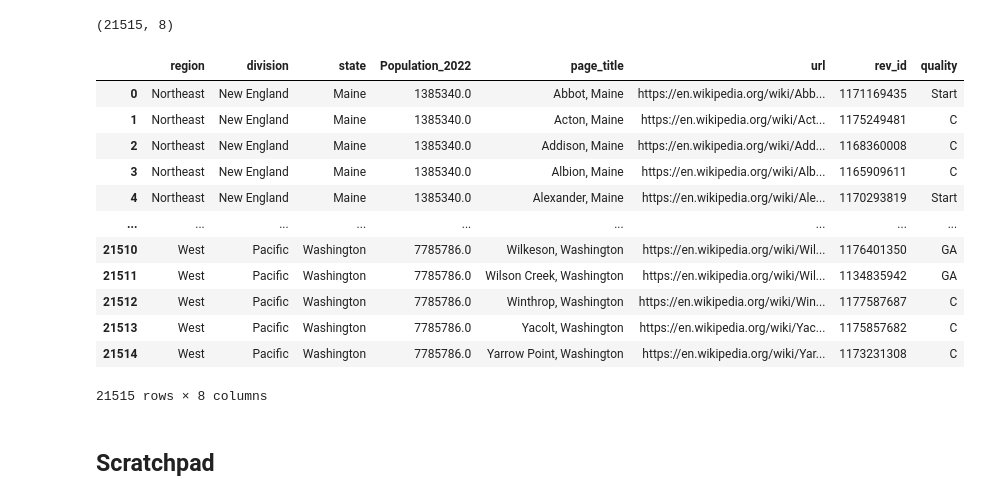
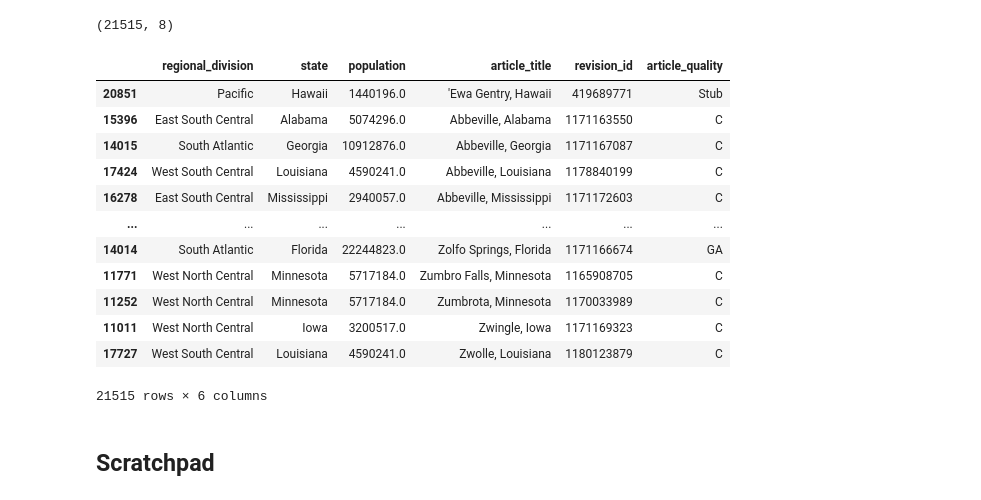
Before and after one commit to aadityarock2000/data-512-homework_2, a Jupyter notebook: data_processing.ipynb, the cells around one changed output. Saved outputs shown, nothing was run; the diff lists cells and outputs as text; code cells hidden in the pictures.

```diff
--- a/data_processing.ipynb
+++ b/data_processing.ipynb
@@ -485,20 +485,32 @@ temp1 = us_regions.merge(us_population_data, on = 'state').merge(us_cities_by_st
 temp1.shape
 # %% [output]
 (21515, 8)
+# %%
+temp1.drop(columns = ['url','region'], inplace = True)
+# %%
+renaming = {
+    'division': 'regional_division',
+    'Population_2022': 'population',
+    'page_title':'article_title',
+    'rev_id': 'revision_id',
+    'quality':'article_quality'
+}
+
+temp1.rename(columns=renaming, inplace=True)
 # %%
-temp1
+temp1.sort_values('article_title')
 # %% [output]
-|  | region | division | state | Population_2022 | page_title | url | rev_id | quality |
-| 0 | Northeast | New England | Maine | 1385340.0 | Abbot, Maine | https://en.wikipedia.org/wiki/Abb... | 1171169435 | Start |
-| 1 | Northeast | New England | Maine | 1385340.0 | Acton, Maine | https://en.wikipedia.org/wiki/Act... | 1175249481 | C |
-| 2 | Northeast | New England | Maine | 1385340.0 | Addison, Maine | https://en.wikipedia.org/wiki/Add... | 1168360008 | C |
-| 3 | Northeast | New England | Maine | 1385340.0 | Albion, Maine | https://en.wikipedia.org/wiki/Alb... | 1165909611 | C |
-| 4 | Northeast | New England | Maine | 1385340.0 | Alexander, Maine | https://en.wikipedia.org/wiki/Ale... | 1170293819 | Start |
-| ... | ... | ... | ... | ... | ... | ... | ... | ... |
-| 21510 | West | Pacific | Washington | 7785786.0 | Wilkeson, Washington | https://en.wikipedia.org/wiki/Wil... | 1176401350 | GA |
-| 21511 | West | Pacific | Washington | 7785786.0 | Wilson Creek, Washington | https://en.wikipedia.org/wiki/Wil... | 1134835942 | GA |
-| 21512 | West | Pacific | Washington | 7785786.0 | Winthrop, Washington | https://en.wikipedia.org/wiki/Win... | 1177587687 | C |
-| 21513 | West | Pacific | Washington | 7785786.0 | Yacolt, Washington | https://en.wikipedia.org/wiki/Yac... | 1175857682 | C |
-| 21514 | West | Pacific | Washington | 7785786.0 | Yarrow Point, Washington | https://en.wikipedia.org/wiki/Yar... | 1173231308 | C |
+|  | regional_division | state | population | article_title | revision_id | article_quality |
+| 20851 | Pacific | Hawaii | 1440196.0 | 'Ewa Gentry, Hawaii | 419689771 | Stub |
+| 15396 | East South Central | Alabama | 5074296.0 | Abbeville, Alabama | 1171163550 | C |
+| 14015 | South Atlantic | Georgia | 10912876.0 | Abbeville, Georgia | 1171167087 | C |
+| 17424 | West South Central | Louisiana | 4590241.0 | Abbeville, Louisiana | 1178840199 | C |
+| 16278 | East South Central | Mississippi | 2940057.0 | Abbeville, Mississippi | 1171172603 | C |
+| ... | ... | ... | ... | ... | ... | ... |
+| 14014 | South Atlantic | Florida | 22244823.0 | Zolfo Springs, Florida | 1171166674 | GA |
+| 11771 | West North Central | Minnesota | 5717184.0 | Zumbro Falls, Minnesota | 1165908705 | C |
+| 11252 | West North Central | Minnesota | 5717184.0 | Zumbrota, Minnesota | 1170033989 | C |
+| 11011 | West North Central | Iowa | 3200517.0 | Zwingle, Iowa | 1171169323 | C |
+| 17727 | West South Central | Louisiana | 4590241.0 | Zwolle, Louisiana | 1180123879 | C |
-21515 rows × 8 columns
+21515 rows × 6 columns
 # %%
```
Also changed, not shown: parts of 1 cell of this notebook, 3 other files.
